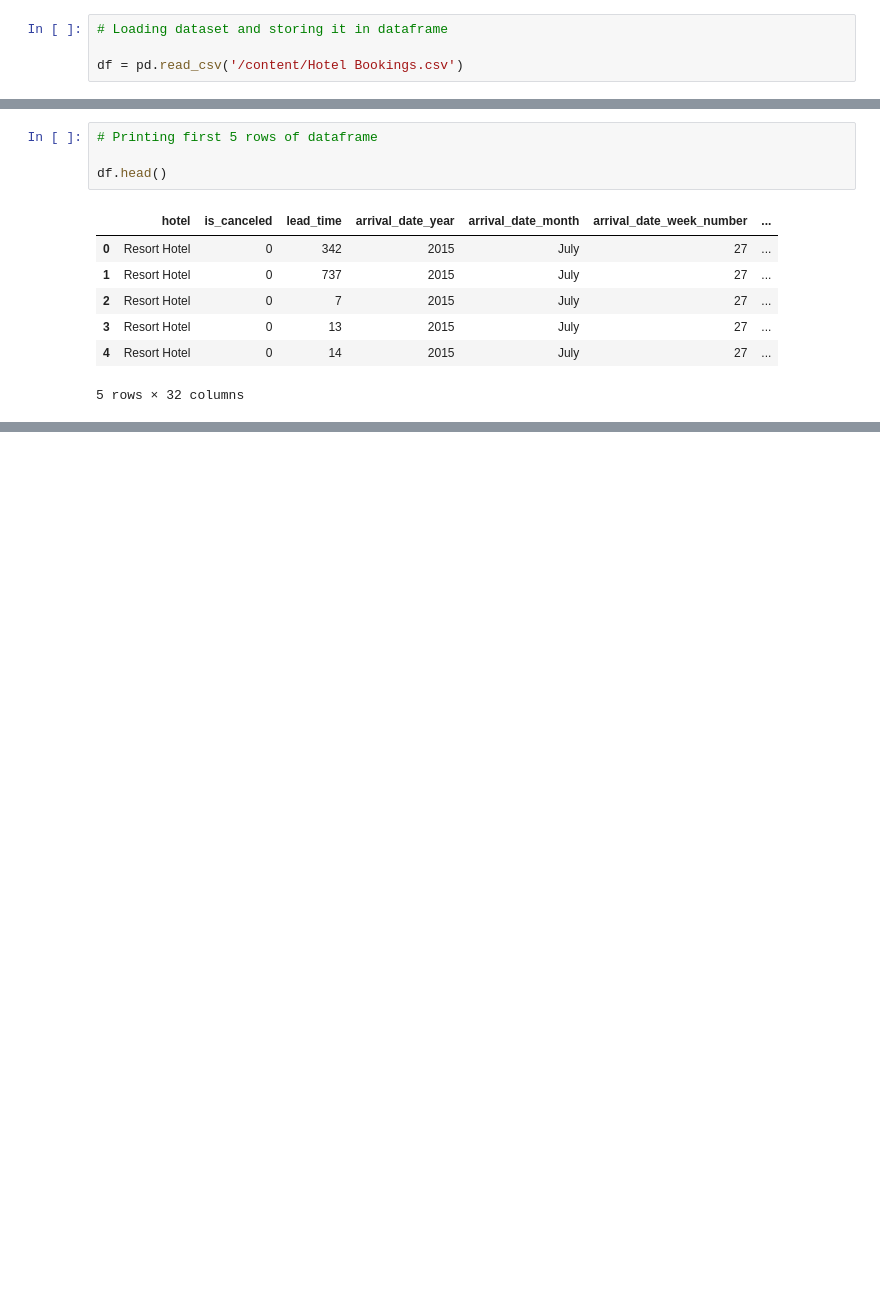
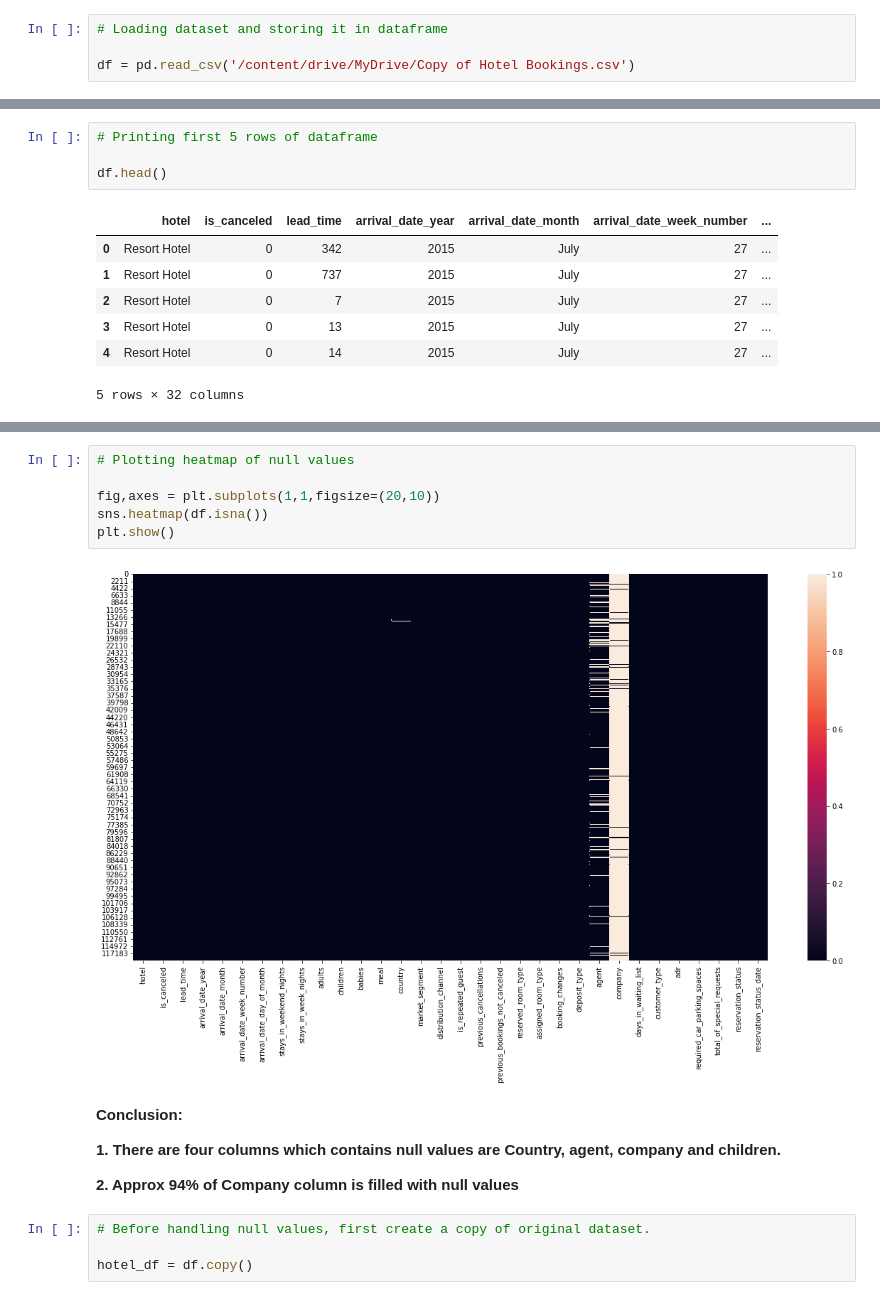
Before and after one commit to abhinendra88/hotel-booking-analysis, a Jupyter notebook: Hotel_Booking_Analysis_Capstone_Project.ipynb, the cells around one changed output, grey strips where cells are left out. Drawn from its saved outputs; the diff is of its cells as text; blank space fills up the shorter version.

```diff
--- a/Hotel_Booking_Analysis_Capstone_Project.ipynb
+++ b/Hotel_Booking_Analysis_Capstone_Project.ipynb
@@ -17,4 +17,4 @@ import seaborn as sns
 # %%
 # Loading dataset and storing it in dataframe
 
-df = pd.read_csv('/content/Hotel Bookings.csv')
+df = pd.read_csv('/content/drive/MyDrive/Copy of Hotel Bookings.csv')
@@ -32,0 +144,21 @@ df.head()
+# %%
+# Plotting heatmap of null values
+
+fig,axes = plt.subplots(1,1,figsize=(20,10))
+sns.heatmap(df.isna())
+plt.show()
+# %% [output]
+[figure, added]
+# %% [markdown]
+
+**Conclusion:**
+
+**1. There are four columns which contains null values are Country, agent, company and children.**
+
+
+
+**2. Approx 94% of Company column is filled with null values**
+# %%
+# Before handling null values, first create a copy of original dataset.
+
+hotel_df = df.copy()
```
Also changed, not shown: parts of 40 cells of this notebook.
